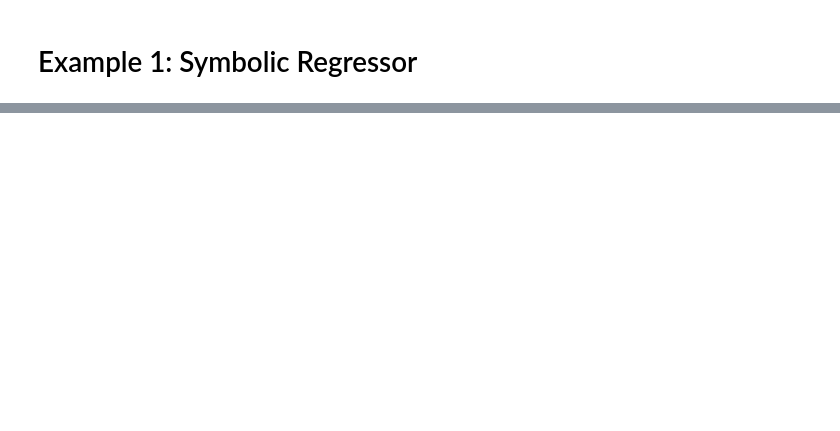
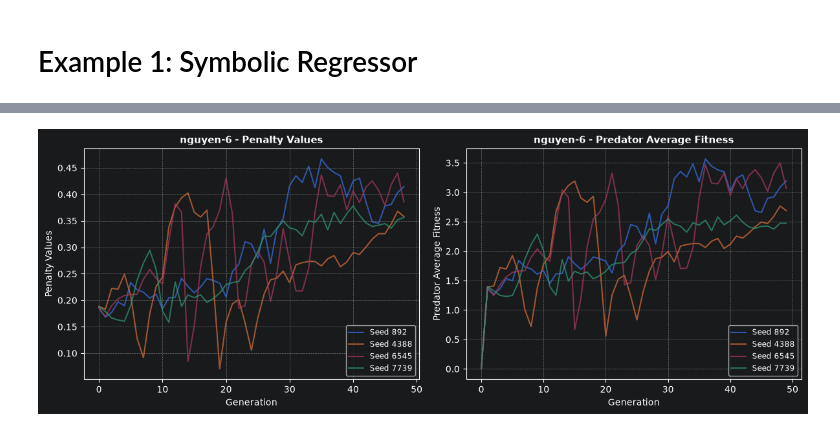
Before and after one commit to Repeating1212/gplearn, a Jupyter notebook: ppm/Graphs/ppm_graph.ipynb, the cells around one changed output, grey strips where cells are left out. Saved outputs shown, nothing was run; the diff lists cells and outputs as text; code cells hidden in the pictures; blank space fills up the shorter version.

```diff
--- a/ppm/Graphs/ppm_graph.ipynb
+++ b/ppm/Graphs/ppm_graph.ipynb
@@ -721,0 +974,4 @@ plot_solution_data()
+# %%
+plot(results=results, data1=MetricKey.penalty_values, data2=MetricKey.pred_avg_fitness)
+# %% [output]
+[figure, added]
```
Also changed, not shown: parts of 27 cells of this notebook.
